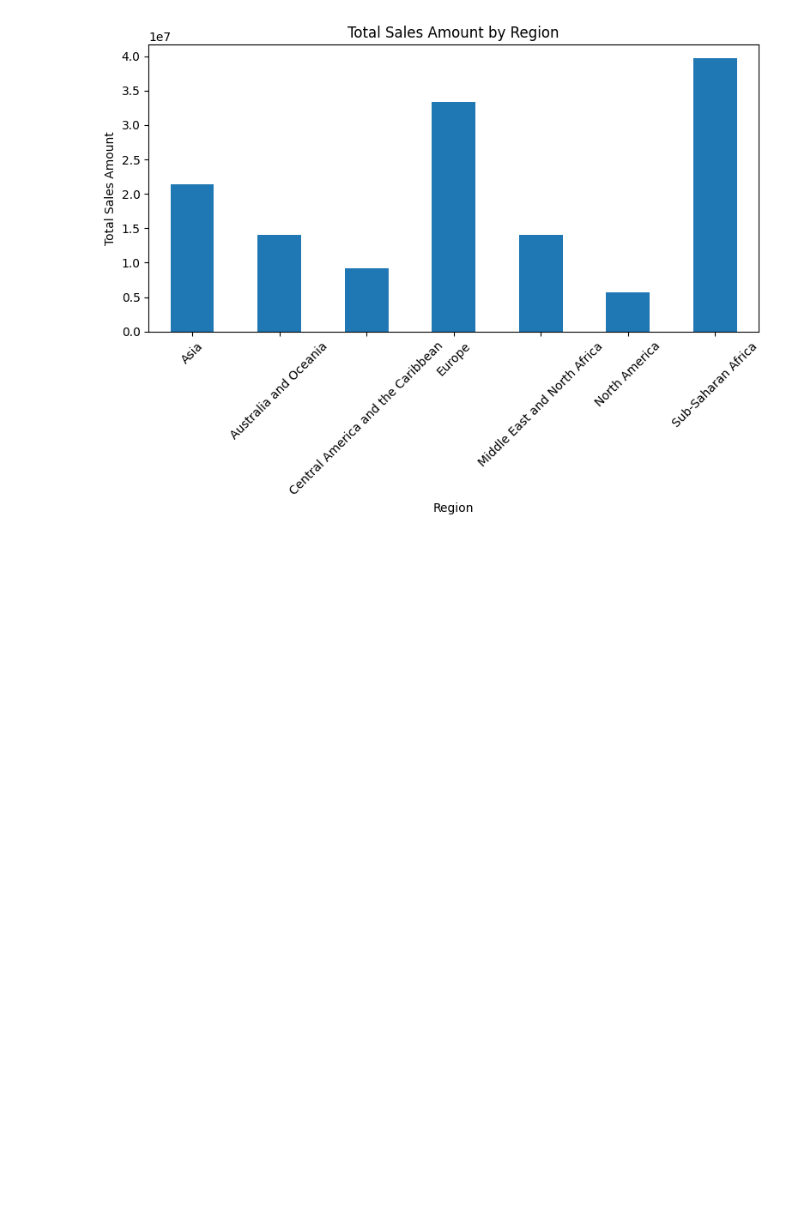
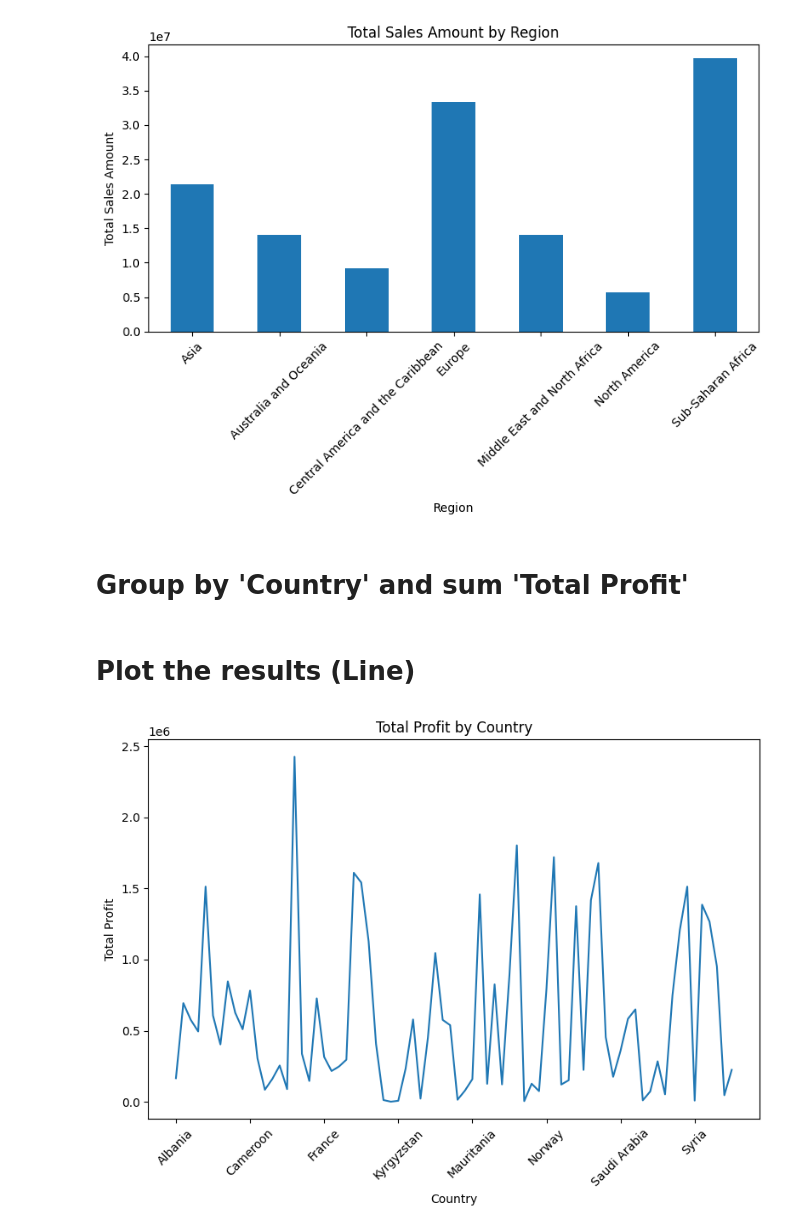
Before and after one commit to ShauryaI/python-dev-intern-task-5-data-analysis-on-csv-files, a Jupyter notebook: sales_data_analyzer.ipynb, the cells around one changed output. Cells and saved outputs as stored; diff of their text form; code cells hidden in the pictures; blank space fills up the shorter version.

Commit message:
Add more charts

```diff
--- a/sales_data_analyzer.ipynb
+++ b/sales_data_analyzer.ipynb
@@ -23,3 +23,19 @@ plt.tight_layout() # Adjust layout to prevent labels from being cut off
 plt.show()
 # %% [output]
 [figure]
+# %% [markdown]
+# Group by 'Country' and sum 'Total Profit'
+# %%
+country_profit = df.groupby('Country')['Total Profit'].sum()
+# %% [markdown]
+# Plot the results (Line)
+# %%
+country_profit.plot(kind='line', figsize=(8, 6))
+plt.title('Total Profit by Country')
+plt.xlabel('Country')
+plt.ylabel('Total Profit')
+plt.xticks(rotation=45) # Rotate x-axis labels if they overlap
+plt.tight_layout() # Adjust layout to prevent labels from being cut off
+plt.show()
+# %% [output]
+[figure, added]
```
Also changed, not shown: parts of 5 cells of this notebook, 2 other files.
